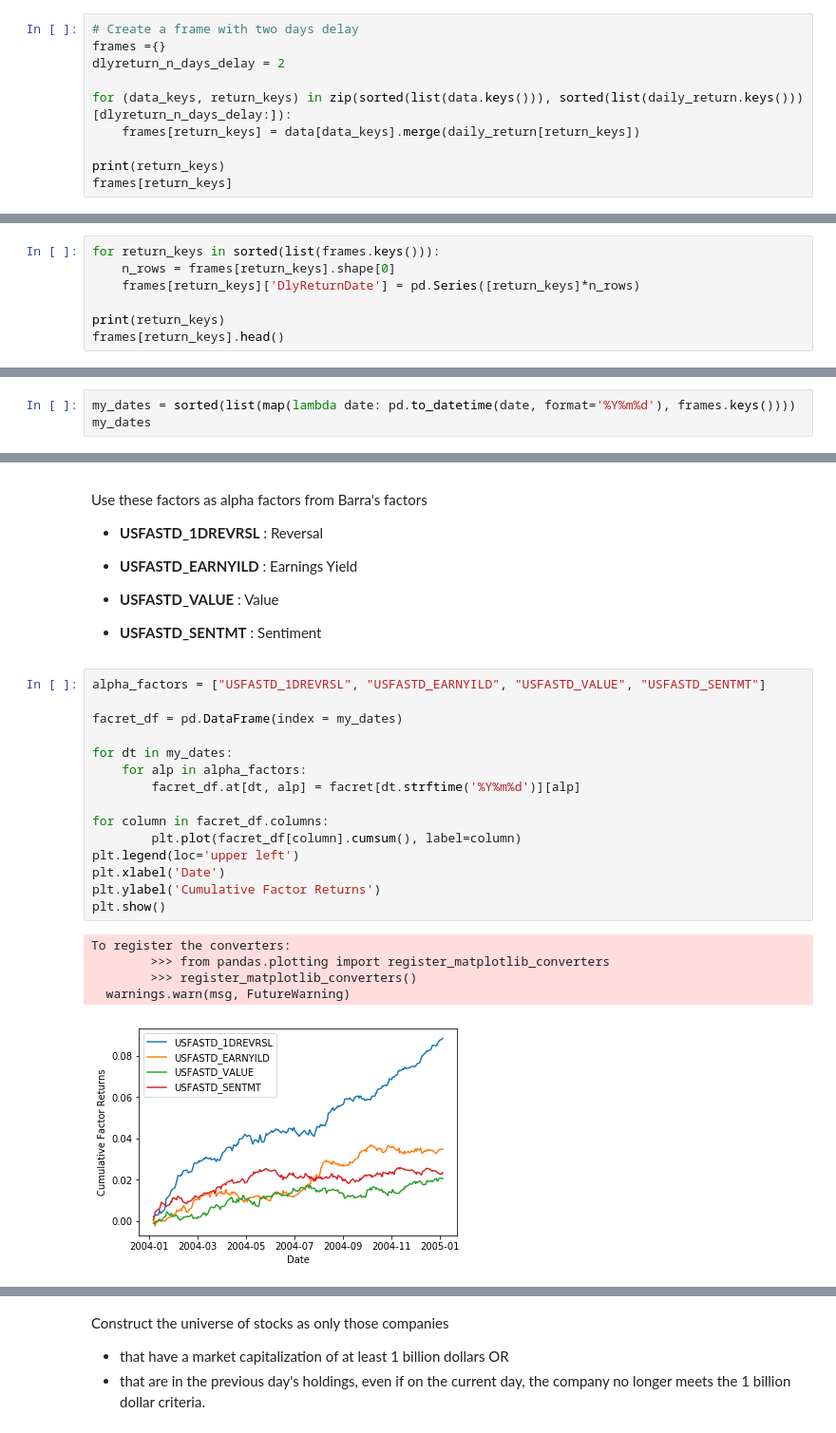
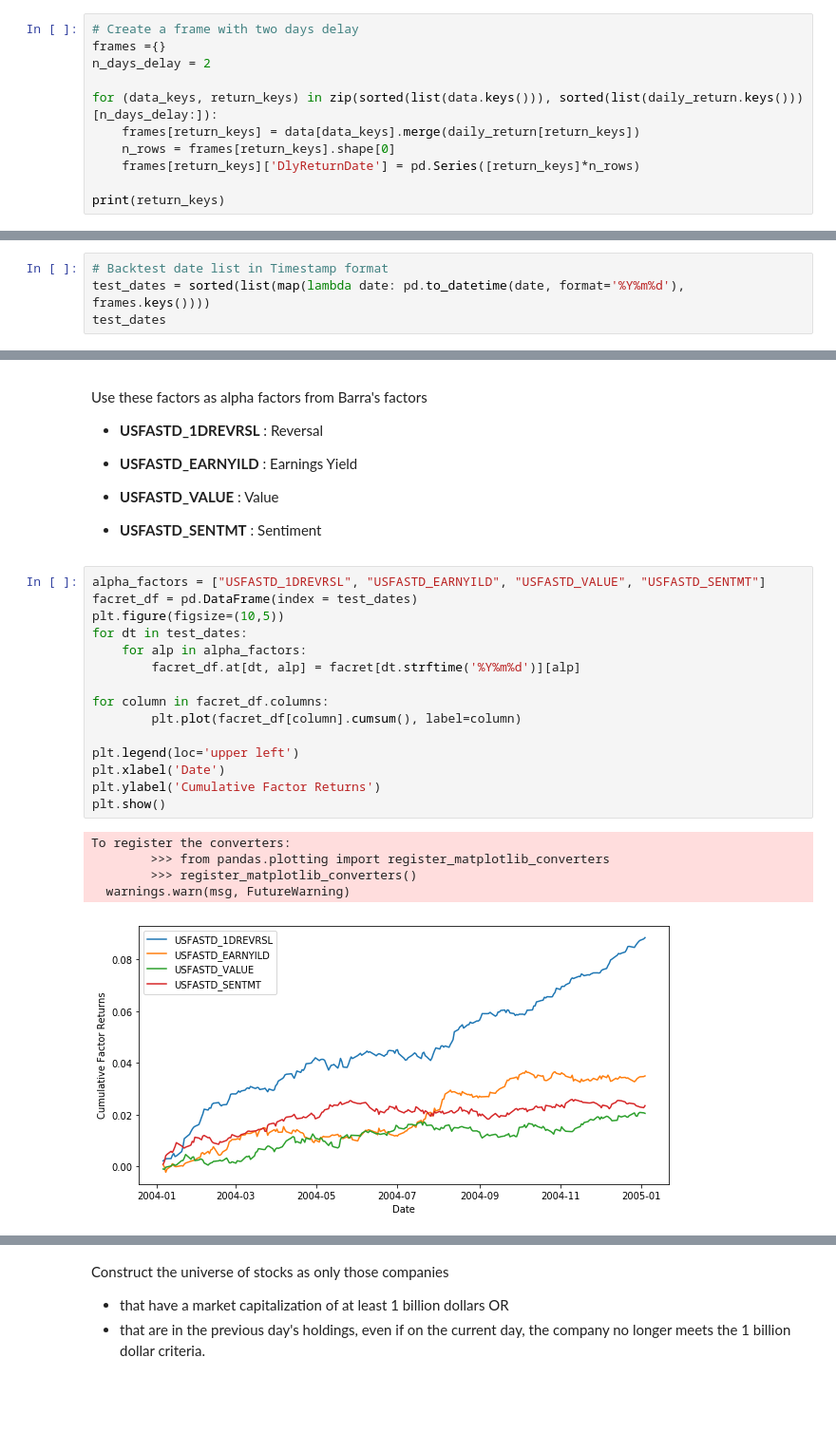
Before and after one commit to yukit-k/ai-alpha, a Jupyter notebook: Backtest Base.ipynb, the cells around one changed output, grey strips where cells are left out. Shown at 95% size. Saved outputs shown, nothing was run; the diff lists cells and outputs as text; blank space fills up the shorter version.

```diff
--- a/Backtest Base.ipynb
+++ b/Backtest Base.ipynb
@@ -225,12 +234,13 @@ The negative impact of the continuous trade executions on the return date [T+2]
 # %%
 # Create a frame with two days delay
 frames ={}
-dlyreturn_n_days_delay = 2
+n_days_delay = 2
 
-for (data_keys, return_keys) in zip(sorted(list(data.keys())), sorted(list(daily_return.keys()))[dlyreturn_n_days_delay:]):
+for (data_keys, return_keys) in zip(sorted(list(data.keys())), sorted(list(daily_return.keys()))[n_days_delay:]):
     frames[return_keys] = data[data_keys].merge(daily_return[return_keys])
+    n_rows = frames[return_keys].shape[0]
+    frames[return_keys]['DlyReturnDate'] = pd.Series([return_keys]*n_rows)
 
 print(return_keys)
-frames[return_keys]
 # %% [output]
 20050104
@@ -255,7 +246,0 @@ frames[return_keys]
-# %%
-for return_keys in sorted(list(frames.keys())):
-    n_rows = frames[return_keys].shape[0]
-    frames[return_keys]['DlyReturnDate'] = pd.Series([return_keys]*n_rows)
-
-print(return_keys)
-frames[return_keys].head()
@@ -349,7 +327,8 @@ USFASTD_WIRELESS   -0.015925
 Length: 81, dtype: float64
 # %%
-my_dates = sorted(list(map(lambda date: pd.to_datetime(date, format='%Y%m%d'), frames.keys())))
-my_dates
+# Backtest date list in Timestamp format
+test_dates = sorted(list(map(lambda date: pd.to_datetime(date, format='%Y%m%d'), frames.keys())))
+test_dates
 # %% [output]
 [Timestamp('2004-01-06 00:00:00'),
  Timestamp('2004-01-07 00:00:00'),
@@ -382,25 +361,25 @@ Use these factors as alpha factors from Barra's factors
 * **USFASTD_SENTMT** : Sentiment
 # %%
 alpha_factors = ["USFASTD_1DREVRSL", "USFASTD_EARNYILD", "USFASTD_VALUE", "USFASTD_SENTMT"]
-
-facret_df = pd.DataFrame(index = my_dates)
-
-for dt in my_dates:
+facret_df = pd.DataFrame(index = test_dates)
+plt.figure(figsize=(10,5))
+for dt in test_dates:
     for alp in alpha_factors:
         facret_df.at[dt, alp] = facret[dt.strftime('%Y%m%d')][alp]
 
 for column in facret_df.columns:
         plt.plot(facret_df[column].cumsum(), label=column)
+
 plt.legend(loc='upper left')
 plt.xlabel('Date')
 plt.ylabel('Cumulative Factor Returns')
 plt.show()
 # %% [output]
 To register the converters:
         >>> from pandas.plotting import register_matplotlib_converters
         >>> register_matplotlib_converters()
   warnings.warn(msg, FutureWarning)
-[figure, old version]
+[figure, new version]
 # %%
 def clean_nas(df):
     numeric_columns = df.select_dtypes(include=[np.number]).columns.tolist()
```
Also changed, not shown: parts of 33 cells of this notebook.
